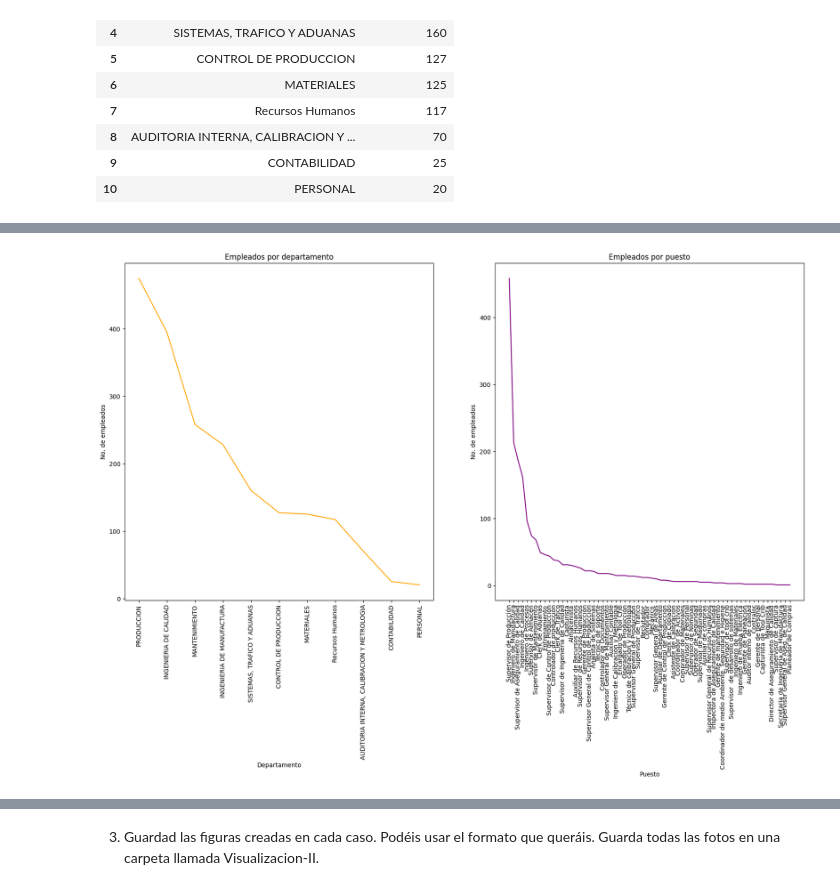
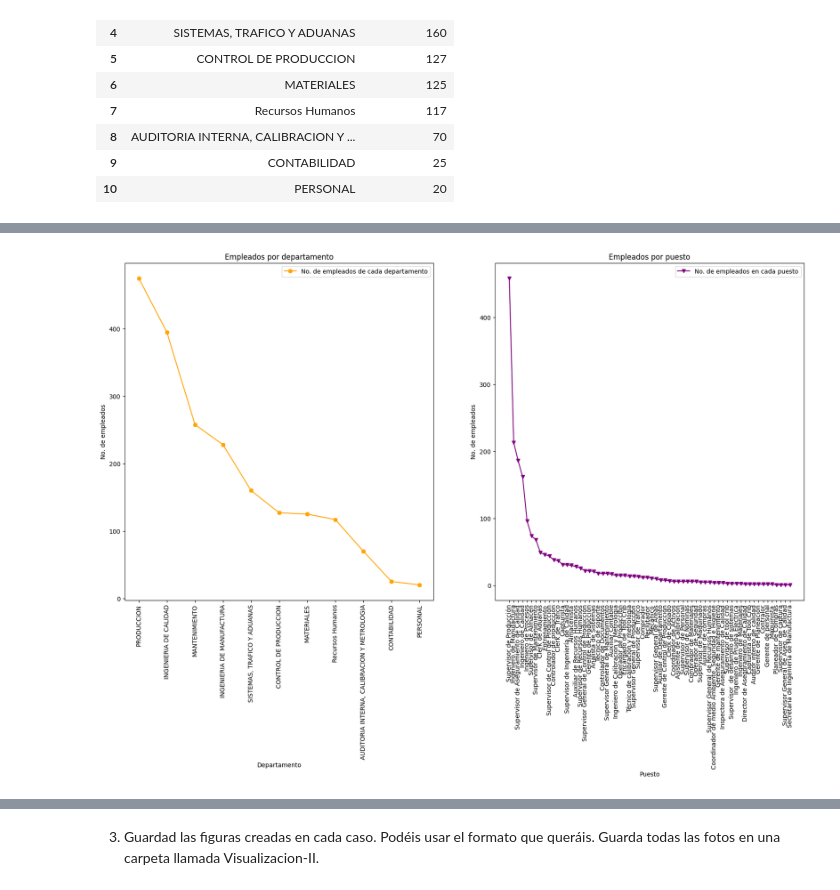
Before and after one commit to Adalab/promo-d-da-modulo2-sprint1-cassia-maitane, a Jupyter notebook: visualizacion/visualizacion-II.ipynb, the cells around one changed output, grey strips where cells are left out. Cells and saved outputs as stored; diff of their text form; code cells hidden in the pictures.

Commit message:
visualización 2, ultimo ejercicio con legenda, marcadores y guardado

```diff
--- a/visualizacion/visualizacion-II.ipynb
+++ b/visualizacion/visualizacion-II.ipynb
@@ -178,25 +178,28 @@ df_emp_pues_valores
 # %%
 fig, ax = plt.subplots(1,2, figsize = (20,10))
 
-ax[0].plot(df_emp_dept_valores["index"], df_emp_dept_valores["Departamento"], color = "orange")
-ax[1].plot(df_emp_pues_valores["index"], df_emp_pues_valores["Puesto"], color = "purple")
+ax[0].plot(df_emp_dept_valores["index"], df_emp_dept_valores["Departamento"], label= 'No. de empleados de cada departamento', marker= "8", color = "orange")
+ax[1].plot(df_emp_pues_valores["index"], df_emp_pues_valores["Puesto"], label= 'No. de empleados en cada puesto', marker= "v", color = "purple")
 
 ax[0].set_xlabel("Departamento")
 ax[1].set_xlabel("Puesto")
 ax[0].set_ylabel("No. de empleados")
 ax[1].set_ylabel("No. de empleados")
 
 ax[0].set_xticklabels(labels = df_emp_dept_valores["index"], rotation="vertical")
 ax[1].set_xticklabels(labels = df_emp_pues_valores["index"], rotation="vertical")
 
 ax[0].set_title("Empleados por departamento")
 ax[1].set_title("Empleados por puesto")
 
+ax[0].legend()
+ax[1].legend()
+
 plt.savefig("Visualizacion-II/empleados_por_dept_pues.png")
 
 plt.show()
 # %% [output]
-[figure, old version]
+[figure, new version]
 # %%
 fig, ax = plt.subplots(2,1, figsize = (30,30))
 
```
Also changed, not shown: parts of 2 cells of this notebook, 2 other files.
